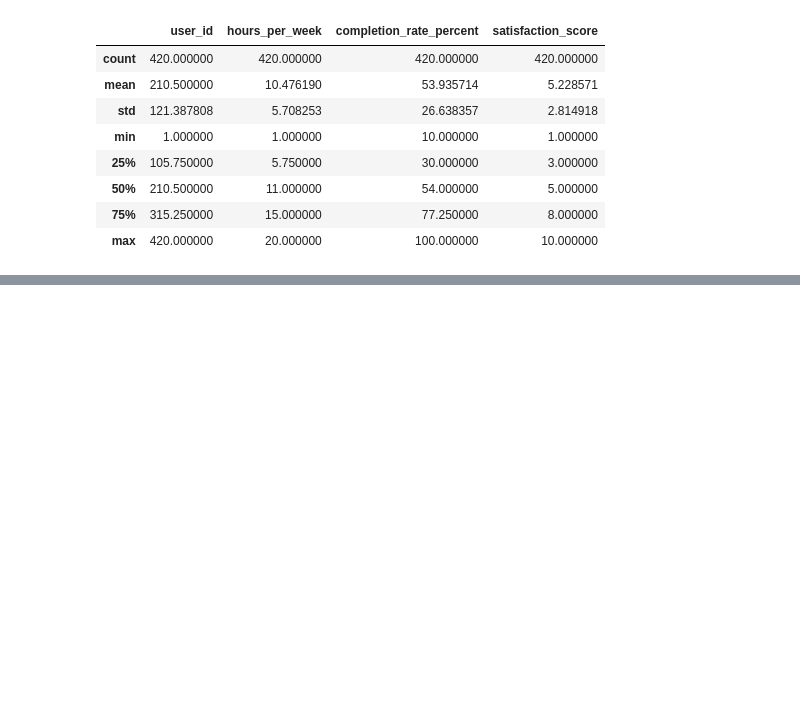
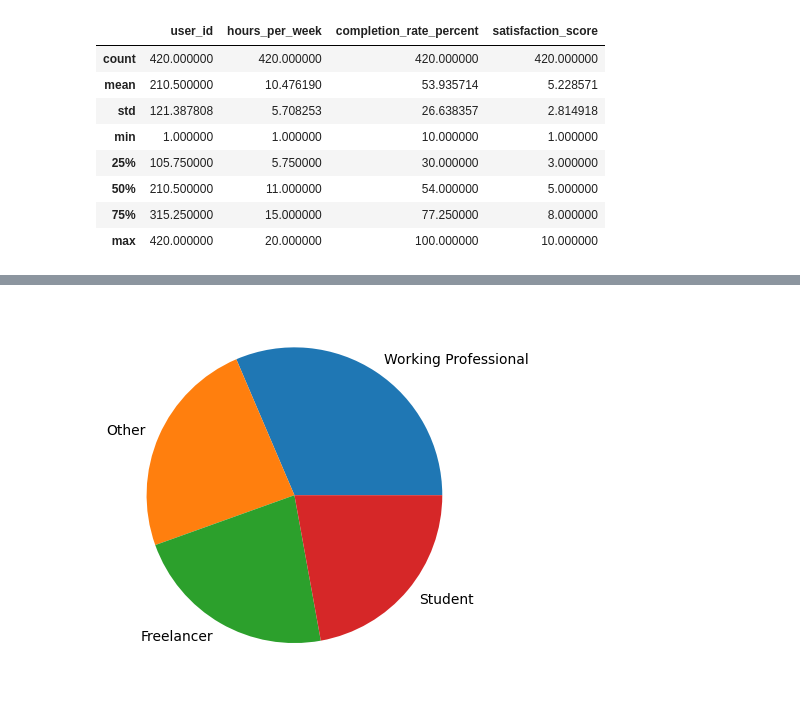
Before and after one commit to JosephRidge/Analysis101, a Jupyter notebook: online_learning_platform_usage.ipynb, the cells around one changed output, grey strips where cells are left out. Cells and saved outputs as stored; diff of their text form; code cells hidden in the pictures; blank space fills up the shorter version.

```diff
--- a/online_learning_platform_usage.ipynb
+++ b/online_learning_platform_usage.ipynb
@@ -180,0 +209,5 @@ Insights:
+# %%
+label, data = getLabelData(learning_df, 'role')
+plotPieChart(label, data )
+# %% [output]
+[figure, added]
```
Also changed, not shown: parts of 10 cells of this notebook.
